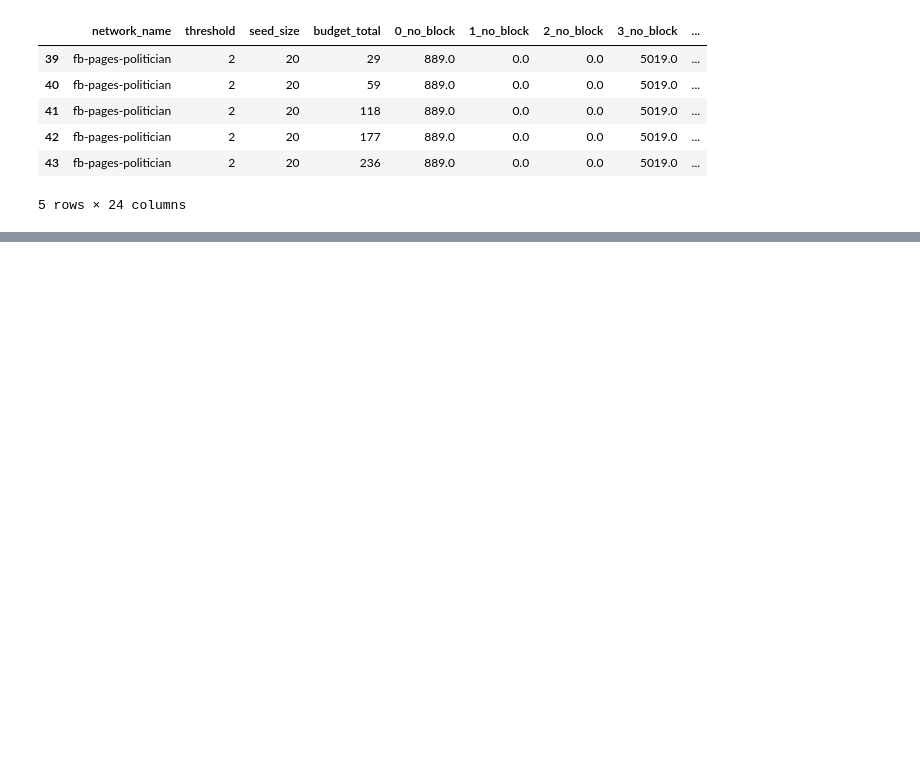
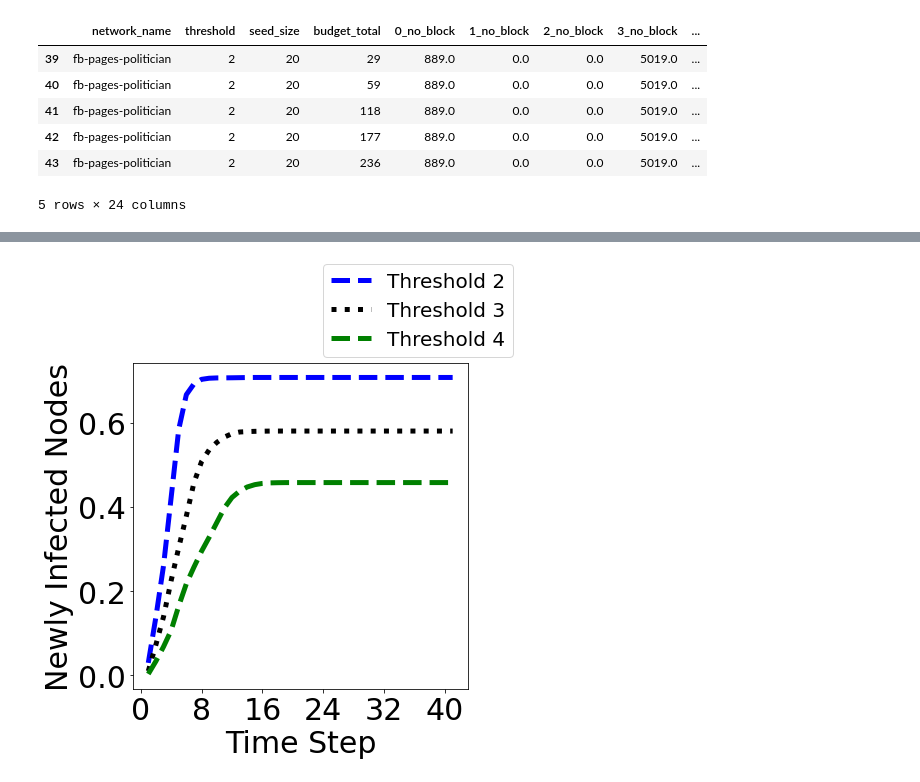
Before and after one commit to hcars/threshold_simulations_refactored, a Jupyter notebook: complex_net_proposal/experiment_results/analysis.ipynb, the cells around one changed output, grey strips where cells are left out. Saved outputs shown, nothing was run; the diff lists cells and outputs as text; code cells hidden in the pictures; blank space fills up the shorter version.

```diff
--- a/complex_net_proposal/experiment_results/analysis.ipynb
+++ b/complex_net_proposal/experiment_results/analysis.ipynb
@@ -98,0 +171,30 @@ astro_sub_df
+# %%
+fig, ax = plt.subplots(figsize=(6, 6))
+method_name = epi_info['blocking'].unique()
+fontP = FontProperties(size=20)
+plots = []
+symbols = ['r-.', 'b--', 'k:', 'g--']
+method = "no_block"
+for threshold in [2,3,4]:
+#     method = method_name[i]
+    sub_epi = epi_info[(epi_info.blocking == method) & (epi_info.threshold == threshold)]
+    avg = sub_epi[['time', 'newly_infected']].groupby('time').mean()['newly_infected']
+    avg /= 7066
+    times = sub_epi['time'].unique()
+    cumsum = avg.cumsum()
+    missing_time = np.setdiff1d(epi_info.time.unique(),times)
+    saturation_point = cumsum.max()
+    saturation = pd.Series([saturation_point for time in missing_time])
+    filled_in_times = np.append(times, missing_time)
+    cumsum = pd.concat([cumsum, saturation])
+    plot, = ax.plot(filled_in_times, cumsum, symbols[threshold - 1], linewidth=5)
+    plots.append(plot)
+ax.set_xticks(np.arange(0, epi_info.time.max()+ 1, 8))
+# ax.set_yticks(np.arange(0, avg.max()+ 1, avg.max() // 5))
+ax.set_xlabel('Time Step')
+ax.set_ylabel("Newly Infected Nodes")
+# ax.set_title("Epidemic Curves")
+fig.legend(plots, ['Threshold ' + str(i) for i in [2,3,4]], bbox_to_anchor=(1.05, 1),   borderaxespad= 1, loc='center right', prop=fontP)
+plt.savefig("plots/cum_curve_no_block.pdf", bbox_inches="tight")
+# %% [output]
+[figure, added]
```
Also changed, not shown: parts of 10 cells of this notebook, 30 other files.
